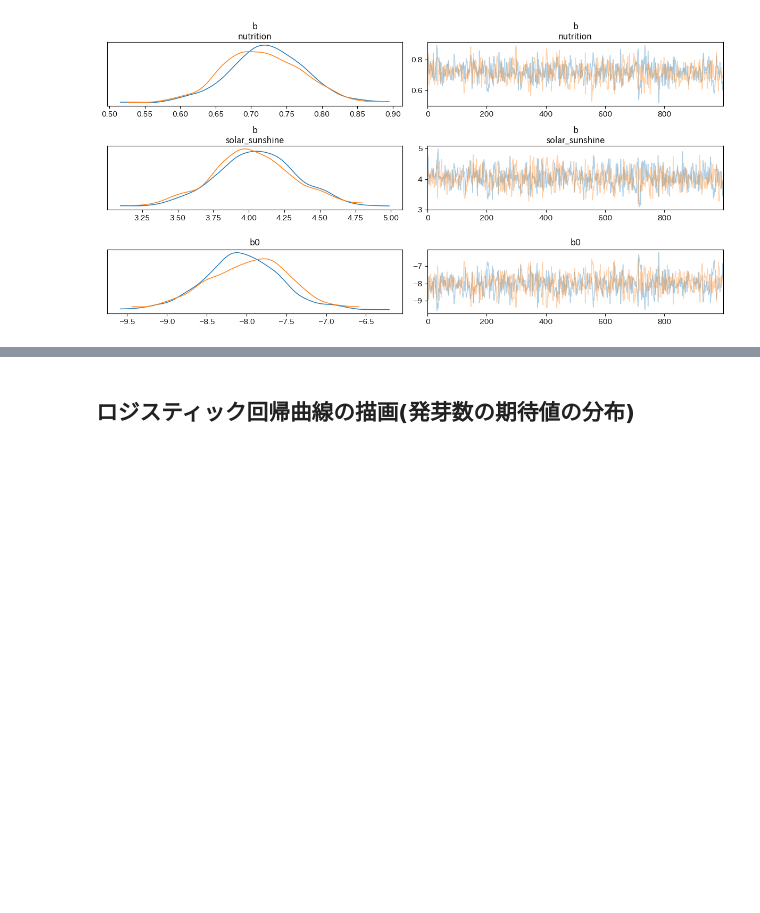
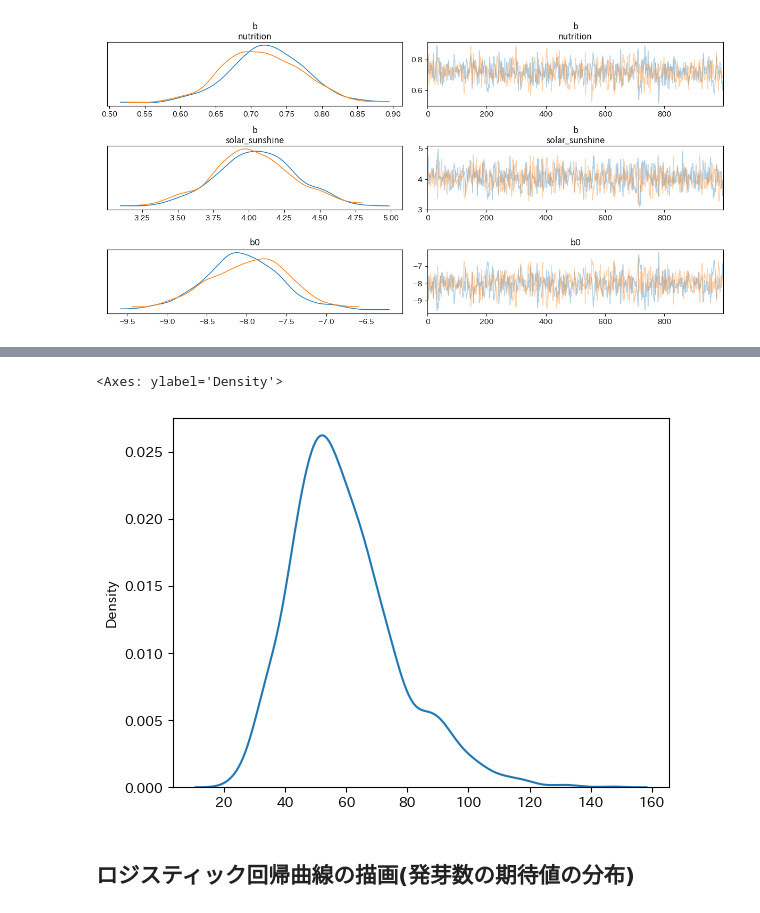
Before and after one commit to wakamatsuikuma/Learning, a Jupyter notebook: (python)RとStanではじめるベイズ統計モデリングによるデータ分析入門/notebook/Part3_9_logistic.ipynb, the cells around one changed output, grey strips where cells are left out. Saved outputs shown, nothing was run; the diff lists cells and outputs as text; code cells hidden in the pictures; blank space fills up the shorter version.

```diff
--- a/(python)RとStanではじめるベイズ統計モデリングによるデータ分析入門/notebook/Part3_9_logistic.ipynb
+++ b/(python)RとStanではじめるベイズ統計モデリングによるデータ分析入門/notebook/Part3_9_logistic.ipynb
@@ -138,3 +150,9 @@ az.summary(idata1, var_names=["b", "b0"])
+# %%
+# 日照有のオッズ比
+sns.kdeplot(np.exp(s_b))
+# %% [output]
+<Axes: ylabel='Density'>
+[figure, added]
 # %% [markdown]
 ## ロジスティック回帰曲線の描画(発芽数の期待値の分布)
 # %% [markdown]
```
Also changed, not shown: parts of 4 cells of this notebook.
